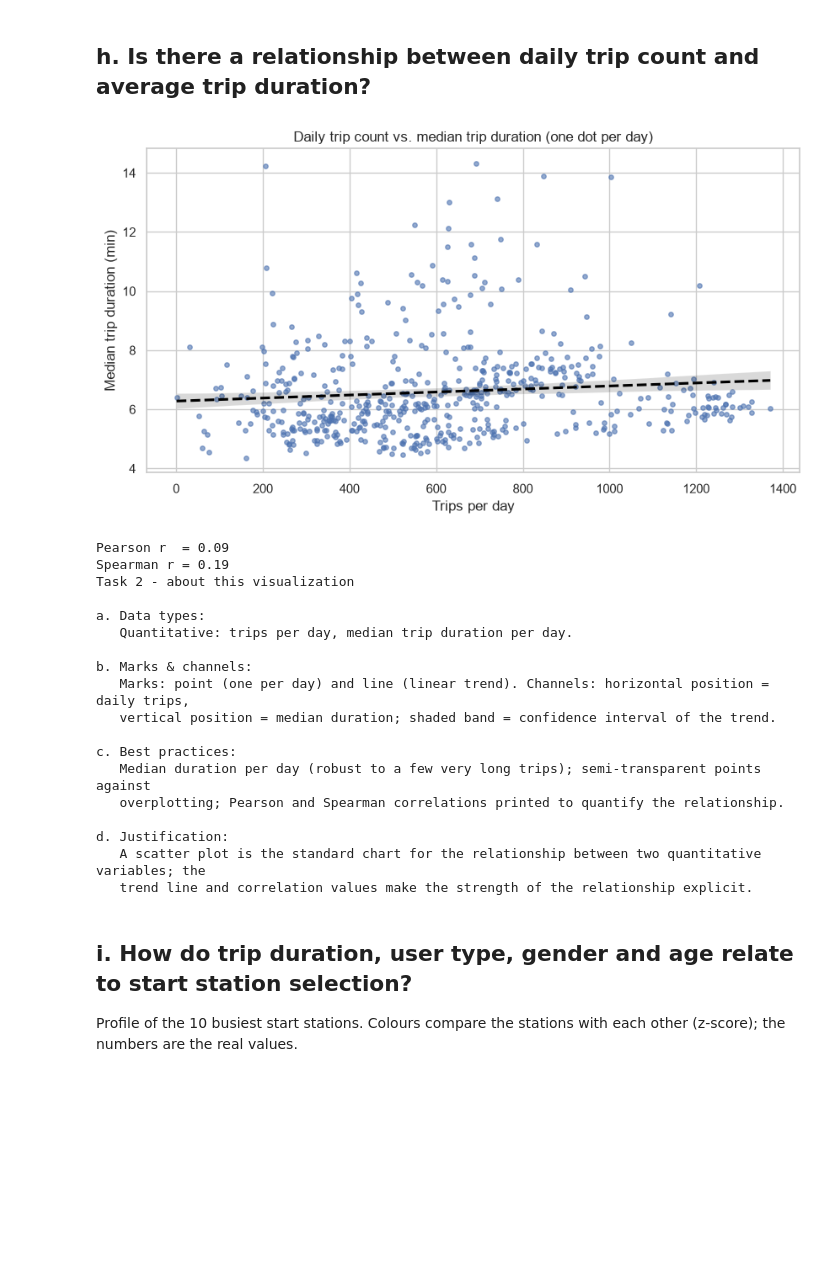
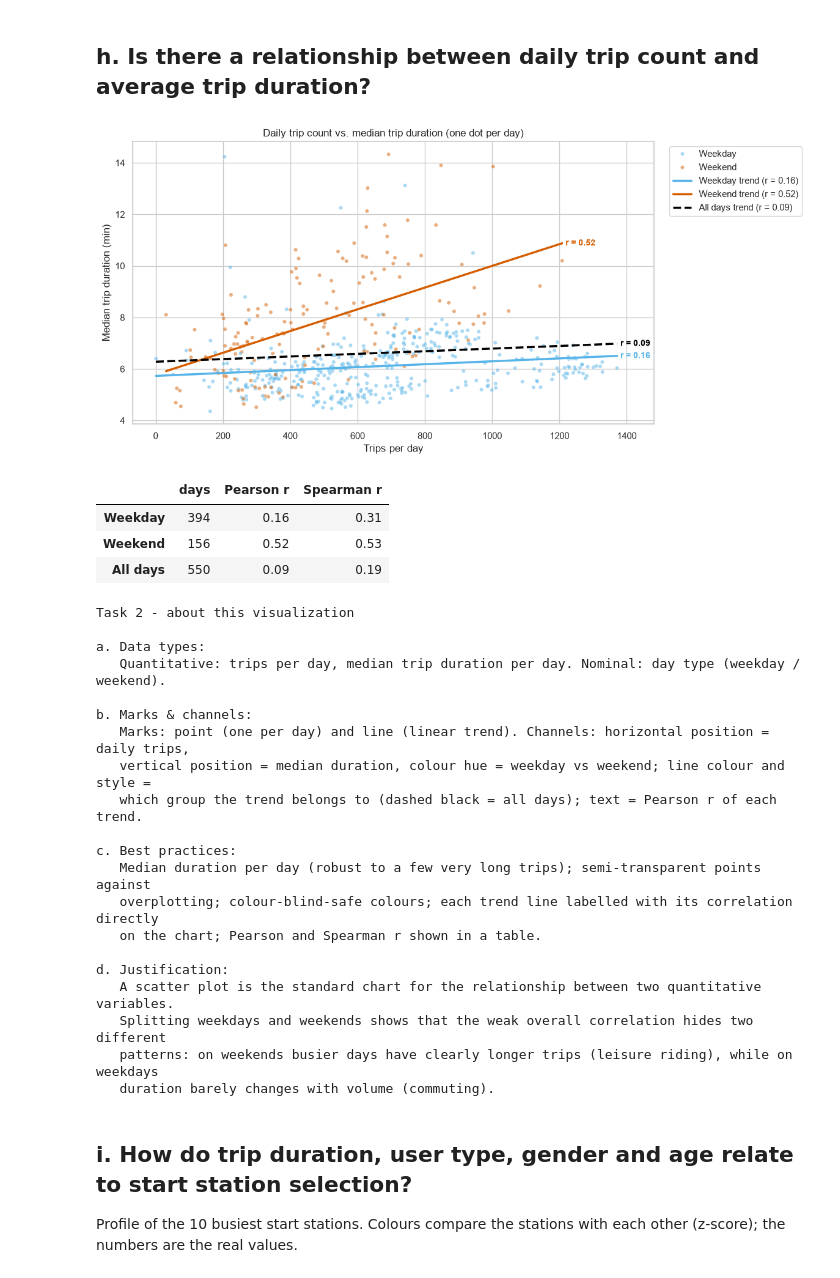
Before and after one commit to CS5805-Information-Visualization/Visualizations-for-Tabular-Data---Assignment, a Jupyter notebook: notebooks/code.ipynb, the cells around one changed output. Saved outputs shown, nothing was run; the diff lists cells and outputs as text; code cells hidden in the pictures; blank space fills up the shorter version.

Commit message:
Split question h scatter by weekday/weekend with trend lines labelled by correlation (r) for each group and overall

```diff
--- a/notebooks/code.ipynb
+++ b/notebooks/code.ipynb
@@ -5,6 +5,7 @@ import textwrap
 from pathlib import Path
 
 import matplotlib.pyplot as plt
+import numpy as np
 import pandas as pd
 import seaborn as sns
 
@@ -21,6 +22,7 @@ MONTHS = ["Jan", "Feb", "Mar", "Apr", "May", "Jun", "Jul", "Aug", "Sep", "Oct",
 DAYS = ["Monday", "Tuesday", "Wednesday", "Thursday", "Friday", "Saturday", "Sunday"]
 USER_COLORS = {"Subscriber": "#0072B2", "Customer": "#E69F00"}
 GENDER_COLORS = {"Male": "#009E73", "Female": "#CC79A7", "Unknown": "#A0A0A0"}
+DAY_TYPE_COLORS = {"Weekday": "#56B4E9", "Weekend": "#D55E00"}
 
 
 def print_task2(data_types, marks_channels, best_practices, justification):
@@ -565,56 +567,87 @@ d. Justification:
 ## h. Is there a relationship between daily trip count and average trip duration?
 # %%
 qh = df.groupby("date").agg(daily_trips=("duration_min", "size"),
-                            median_duration=("duration_min", "median"))
+                            median_duration=("duration_min", "median"),
+                            is_weekend=("is_weekend", "first"))
+qh["day_type"] = qh["is_weekend"].map({False: "Weekday", True: "Weekend"})
 
-ax = sns.regplot(data=qh, x="daily_trips", y="median_duration",
-                 scatter_kws={"s": 15, "alpha": 0.6}, line_kws={"color": "black", "ls": "--"})
+fig, ax = plt.subplots(figsize=(11, 6))
+sns.scatterplot(data=qh, x="daily_trips", y="median_duration", hue="day_type",
+                palette=DAY_TYPE_COLORS, s=20, alpha=0.5, ax=ax)
+
+# Linear trend for weekdays, weekends and all days, labelled with its Pearson r.
+trends = [("Weekday", qh[qh["day_type"] == "Weekday"], DAY_TYPE_COLORS["Weekday"], "-"),
+          ("Weekend", qh[qh["day_type"] == "Weekend"], DAY_TYPE_COLORS["Weekend"], "-"),
+          ("All days", qh, "black", "--")]
+corr = {}
+for name, d, color, ls in trends:
+    corr[name] = d["daily_trips"].corr(d["median_duration"])
+    slope, intercept = np.polyfit(d["daily_trips"], d["median_duration"], 1)
+    x = np.array([d["daily_trips"].min(), d["daily_trips"].max()])
+    ax.plot(x, slope * x + intercept, color=color, ls=ls, lw=2.5,
+            label=f"{name} trend (r = {corr[name]:.2f})")
+    ax.annotate(f"r = {corr[name]:.2f}", (x[1], slope * x[1] + intercept), xytext=(4, 0),
+                textcoords="offset points", color=color, fontsize=10, fontweight="bold", va="center")
+
 ax.set_title("Daily trip count vs. median trip duration (one dot per day)")
 ax.set_xlabel("Trips per day")
 ax.set_ylabel("Median trip duration (min)")
+ax.set_xlim(right=qh["daily_trips"].max() * 1.08)
+ax.legend(title="", bbox_to_anchor=(1.02, 1), loc="upper left")
 show_chart(8)
 
-print(f"Pearson r  = {qh['daily_trips'].corr(qh['median_duration']):.2f}")
-print(f"Spearman r = {qh['daily_trips'].corr(qh['median_duration'], method='spearman'):.2f}")
+display(pd.DataFrame({
+    "days": [len(qh[qh["day_type"] == "Weekday"]), len(qh[qh["day_type"] == "Weekend"]), len(qh)],
+    "Pearson r": corr.values(),
+    "Spearman r": [d["daily_trips"].corr(d["median_duration"], method="spearman") for _, d, _, _ in trends],
+}, index=corr.keys()).round(2))
 
 print_task2(
-    data_types='Quantitative: trips per day, median trip duration per day.',
+    data_types='Quantitative: trips per day, median trip duration per day. Nominal: day type (weekday / weekend).',
     marks_channels=(
         'Marks: point (one per day) and line (linear trend). Channels: horizontal position = '
-        'daily trips, vertical position = median duration; shaded band = confidence interval of '
-        'the trend.'
+        'daily trips, vertical position = median duration, colour hue = weekday vs weekend; line '
+        'colour and style = which group the trend belongs to (dashed black = all days); text = '
+        'Pearson r of each trend.'
     ),
     best_practices=(
         'Median duration per day (robust to a few very long trips); semi-transparent points '
-        'against overplotting; Pearson and Spearman correlations printed to quantify the '
-        'relationship.'
+        'against overplotting; colour-blind-safe colours; each trend line labelled with its '
+        'correlation directly on the chart; Pearson and Spearman r shown in a table.'
     ),
     justification=(
         'A scatter plot is the standard chart for the relationship between two quantitative '
-        'variables; the trend line and correlation values make the strength of the relationship '
-        'explicit.'
+        'variables. Splitting weekdays and weekends shows that the weak overall correlation hides '
+        'two different patterns: on weekends busier days have clearly longer trips (leisure '
+        'riding), while on weekdays duration barely changes with volume (commuting).'
     ),
 )
 # %% [output]
-[figure, old version]
+[figure, new version]
+|  | days | Pearson r | Spearman r |
+| Weekday | 394 | 0.16 | 0.31 |
+| Weekend | 156 | 0.52 | 0.53 |
+| All days | 550 | 0.09 | 0.19 |
-Pearson r  = 0.09
-Spearman r = 0.19
 Task 2 - about this visualization
 
 a. Data types:
-   Quantitative: trips per day, median trip duration per day.
+   Quantitative: trips per day, median trip duration per day. Nominal: day type (weekday / weekend).
 
 b. Marks & channels:
    Marks: point (one per day) and line (linear trend). Channels: horizontal position = daily trips,
-   vertical position = median duration; shaded band = confidence interval of the trend.
+   vertical position = median duration, colour hue = weekday vs weekend; line colour and style =
+   which group the trend belongs to (dashed black = all days); text = Pearson r of each trend.
 
 c. Best practices:
    Median duration per day (robust to a few very long trips); semi-transparent points against
-   overplotting; Pearson and Spearman correlations printed to quantify the relationship.
+   overplotting; colour-blind-safe colours; each trend line labelled with its correlation directly
+   on the chart; Pearson and Spearman r shown in a table.
 
 d. Justification:
-   A scatter plot is the standard chart for the relationship between two quantitative variables; the
-   trend line and correlation values make the strength of the relationship explicit.
+   A scatter plot is the standard chart for the relationship between two quantitative variables.
+   Splitting weekdays and weekends shows that the weak overall correlation hides two different
+   patterns: on weekends busier days have clearly longer trips (leisure riding), while on weekdays
+   duration barely changes with volume (commuting).
 # %% [markdown]
 ## i. How do trip duration, user type, gender and age relate to start station selection?
 Profile of the 10 busiest start stations. Colours compare the stations with each other (z-score);
```
Also changed, not shown: 1 other file.
